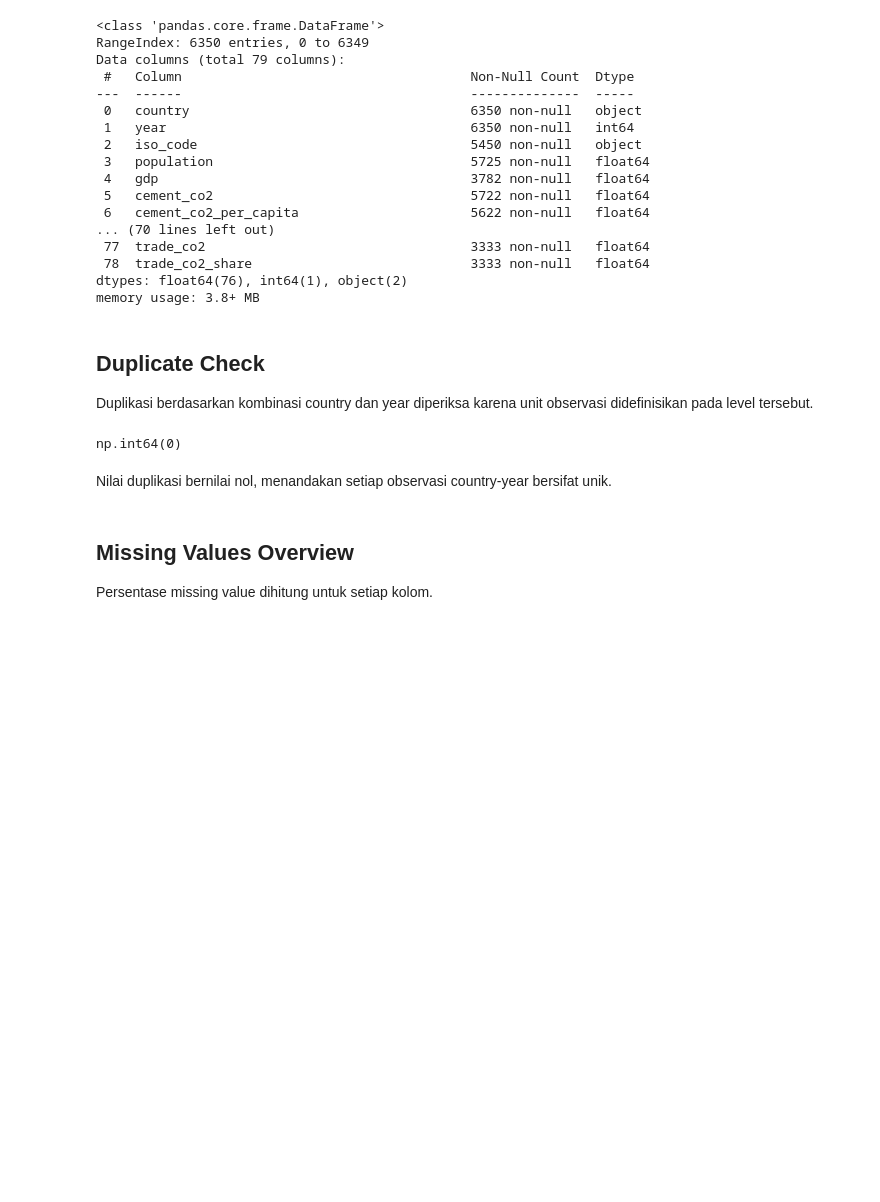
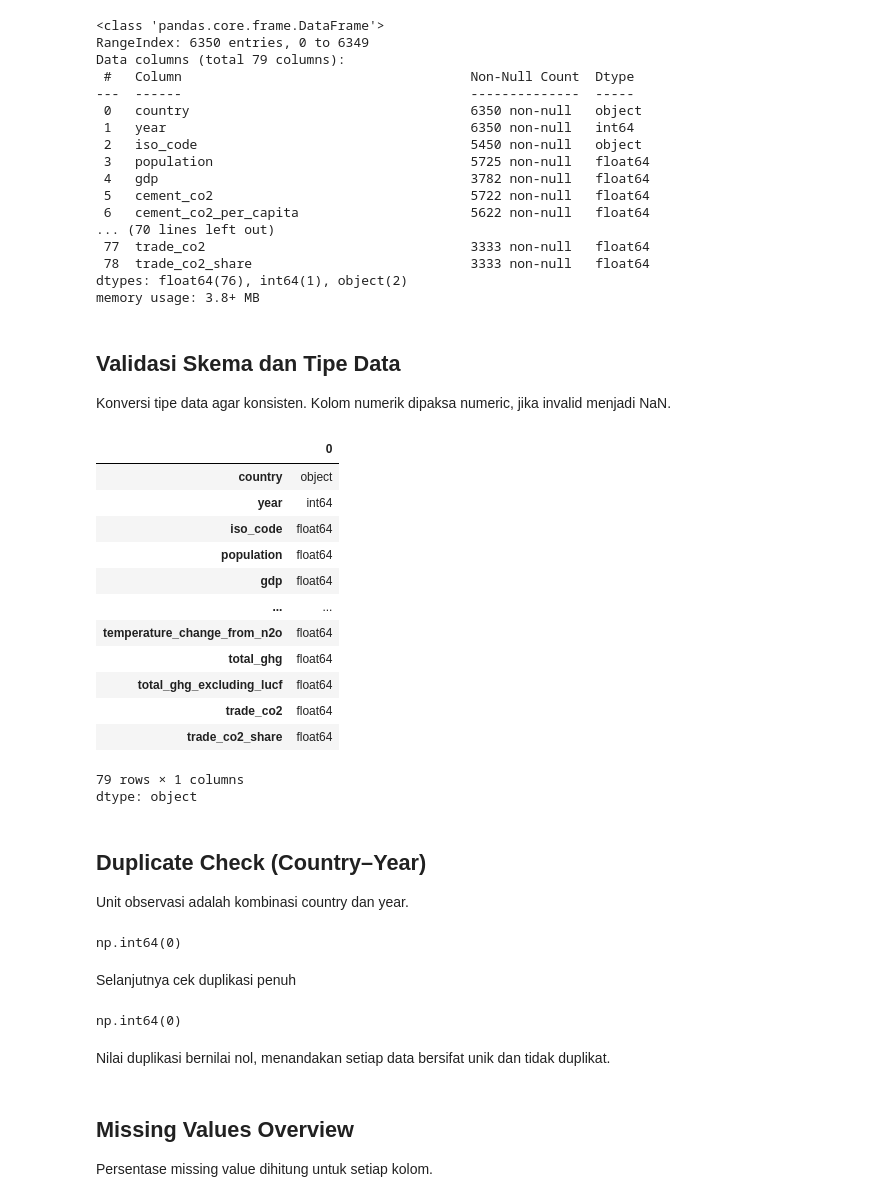
Before and after one commit to AlvitoDwiP/carbon-emission, a Jupyter notebook: notebooks/02_data_quality_check.ipynb, the cells around one changed output. Drawn from its saved outputs; the diff is of its cells as text; code cells hidden in the pictures; blank space fills up the shorter version.

```diff
--- a/notebooks/02_data_quality_check.ipynb
+++ b/notebooks/02_data_quality_check.ipynb
@@ -52,16 +57,47 @@ Data columns (total 79 columns):
  78  trade_co2_share                            3333 non-null   float64
 dtypes: float64(76), int64(1), object(2)
 memory usage: 3.8+ MB
+# %% [markdown]
+## Validasi Skema dan Tipe Data
+Konversi tipe data agar konsisten. Kolom numerik dipaksa numeric, jika invalid menjadi NaN.
+# %%
+df["year"] = df["year"].astype(int)
+
+numeric_cols = df.columns.difference(["country"])
+df[numeric_cols] = df[numeric_cols].apply(pd.to_numeric, errors="coerce")
+
+df.dtypes
+# %% [output]
+|  | 0 |
+| country | object |
+| year | int64 |
+| iso_code | float64 |
+| population | float64 |
+| gdp | float64 |
+| ... | ... |
+| temperature_change_from_n2o | float64 |
+| total_ghg | float64 |
+| total_ghg_excluding_lucf | float64 |
+| trade_co2 | float64 |
+| trade_co2_share | float64 |
+79 rows × 1 columns
+dtype: object
 # %% [markdown]
-## Duplicate Check
-Duplikasi berdasarkan kombinasi country dan year diperiksa karena unit observasi didefinisikan pada level tersebut.
+## Duplicate Check (Country–Year)
+Unit observasi adalah kombinasi country dan year.
 # %%
 dup_count = df.duplicated(["country", "year"]).sum()
 dup_count
 # %% [output]
 np.int64(0)
+# %% [markdown]
+Selanjutnya cek duplikasi penuh
+# %%
+df.duplicated().sum()
+# %% [output]
+np.int64(0)
 # %% [markdown]
-Nilai duplikasi bernilai nol, menandakan setiap observasi country-year bersifat unik.
+Nilai duplikasi bernilai nol, menandakan setiap data bersifat unik dan tidak duplikat.
 # %% [markdown]
 ## Missing Values Overview
 Persentase missing value dihitung untuk setiap kolom.
```
Also changed, not shown: parts of 15 cells of this notebook, 1 other file.
